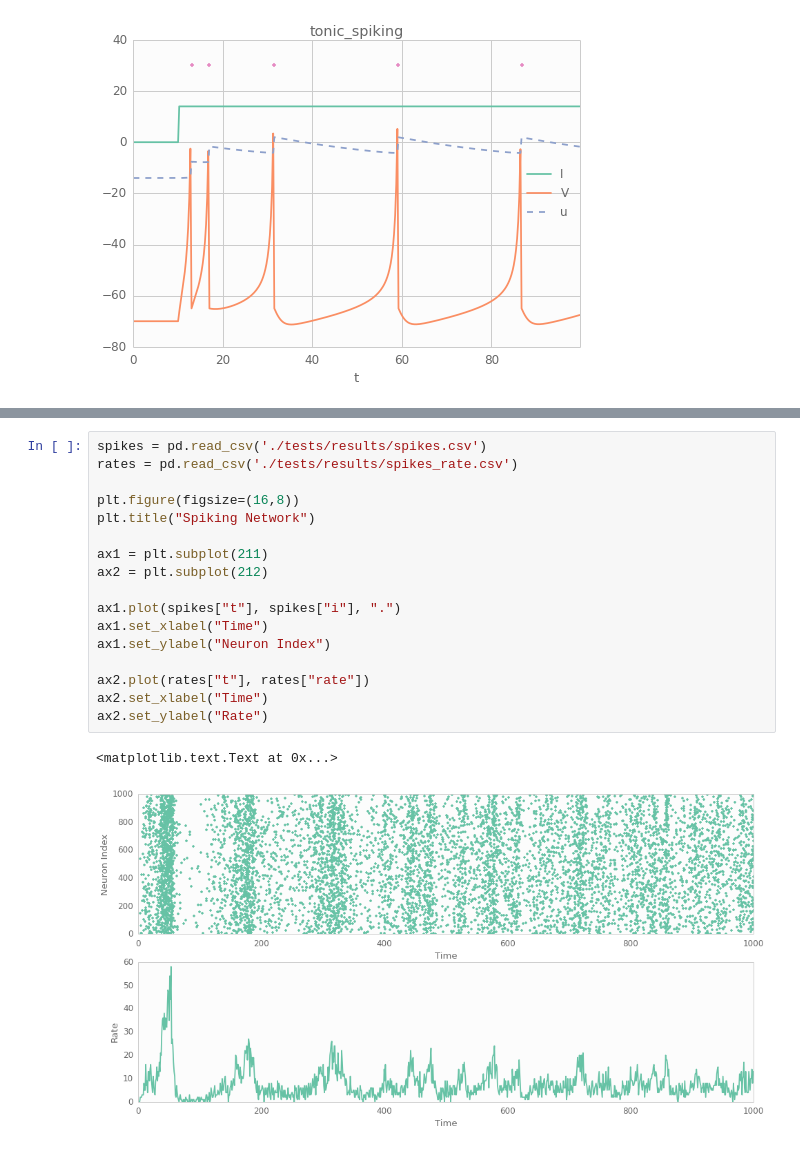
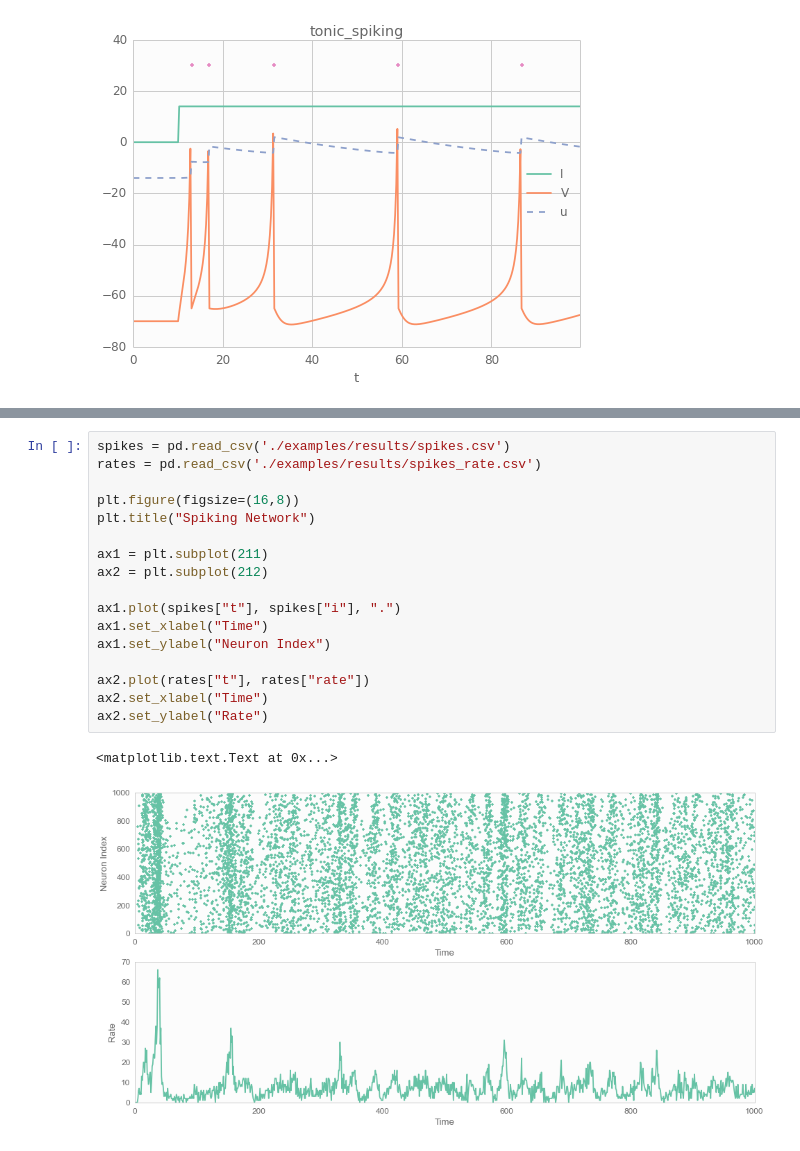
Before and after one commit to fomorians/neural-rs, a Jupyter notebook: Neural.ipynb, the cells around one changed output, grey strips where cells are left out. Saved outputs shown, nothing was run; the diff lists cells and outputs as text.

```diff
--- a/Neural.ipynb
+++ b/Neural.ipynb
@@ -129,20 +129,20 @@ plt.title("LTP/LTD")
 # %%
-spikes = pd.read_csv('./tests/results/spikes.csv')
-rates = pd.read_csv('./tests/results/spikes_rate.csv')
+spikes = pd.read_csv('./examples/results/spikes.csv')
+rates = pd.read_csv('./examples/results/spikes_rate.csv')
 
 plt.figure(figsize=(16,8))
 plt.title("Spiking Network")
 
 ax1 = plt.subplot(211)
 ax2 = plt.subplot(212)
 
 ax1.plot(spikes["t"], spikes["i"], ".")
 ax1.set_xlabel("Time")
 ax1.set_ylabel("Neuron Index")
 
 ax2.plot(rates["t"], rates["rate"])
 ax2.set_xlabel("Time")
 ax2.set_ylabel("Rate")
 # %% [output]
 <matplotlib.text.Text at 0x...>
-[figure, old version]
+[figure, new version]
```
Also changed, not shown: parts of 4 cells of this notebook, 11 other files.
